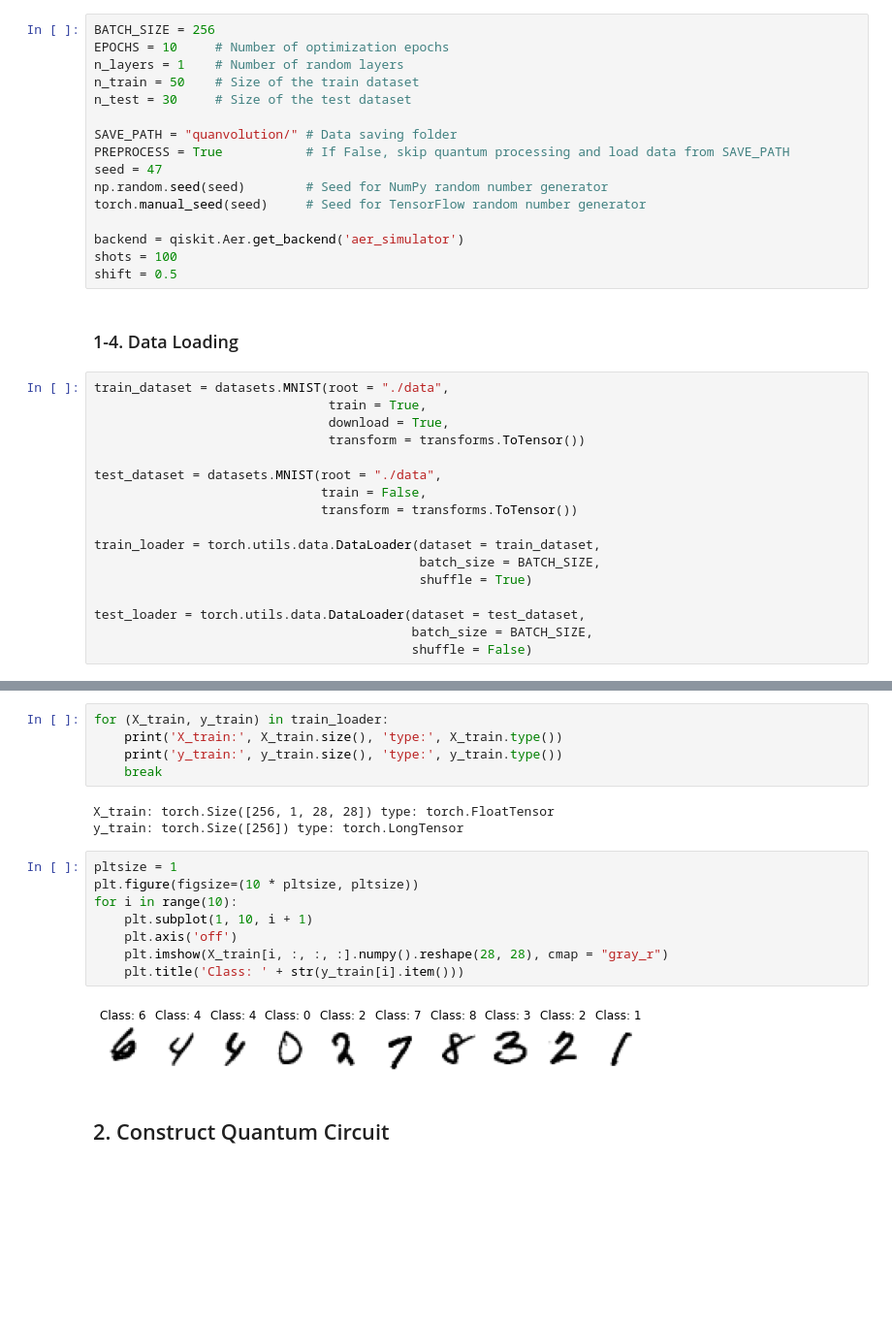
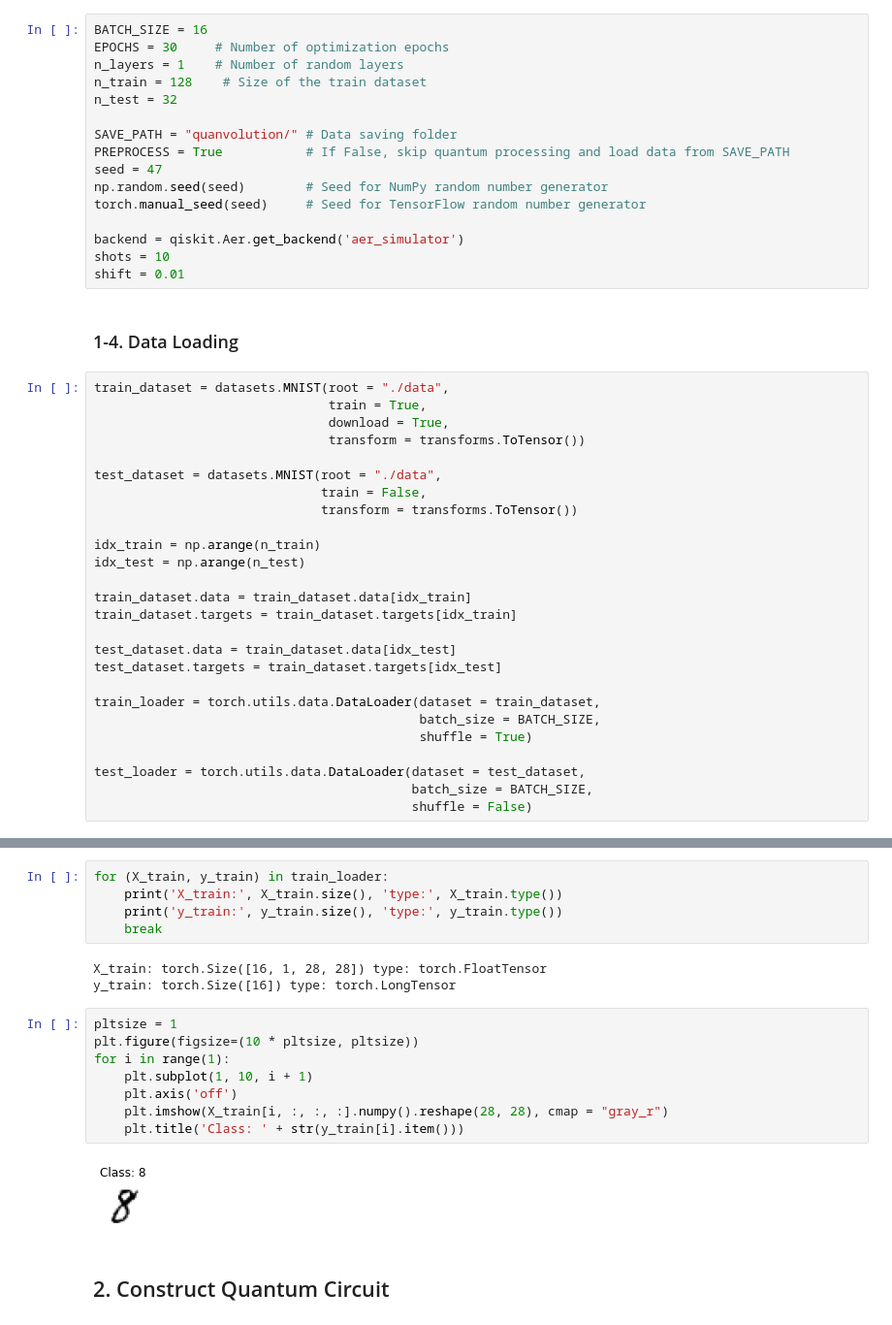
Before and after one commit to yunseo-kim/Qlassifier, a Jupyter notebook: Yunseo Kim/quanvolutional_neural_network.ipynb, the cells around one changed output, grey strips where cells are left out. Shown: that part at 97% size. Saved outputs shown, nothing was run; the diff lists cells and outputs as text; blank space fills up the shorter version.

```diff
--- a/Yunseo Kim/quanvolutional_neural_network.ipynb
+++ b/Yunseo Kim/quanvolutional_neural_network.ipynb
@@ -59,11 +59,11 @@ GPU 이름: Tesla T4
 # %% [markdown]
 ### 1-3. Setting of the main hyper-parameters of the model
 # %%
-BATCH_SIZE = 256
-EPOCHS = 10     # Number of optimization epochs
+BATCH_SIZE = 16
+EPOCHS = 30     # Number of optimization epochs
 n_layers = 1    # Number of random layers
-n_train = 50    # Size of the train dataset
-n_test = 30     # Size of the test dataset
+n_train = 128    # Size of the train dataset
+n_test = 32
 
 SAVE_PATH = "quanvolution/" # Data saving folder
 PREPROCESS = True           # If False, skip quantum processing and load data from SAVE_PATH
@@ -72,8 +72,8 @@ np.random.seed(seed)        # Seed for NumPy random number generator
 torch.manual_seed(seed)     # Seed for TensorFlow random number generator
 
 backend = qiskit.Aer.get_backend('aer_simulator')
-shots = 100
-shift = 0.5
+shots = 10
+shift = 0.01
 # %% [markdown]
 ### 1-4. Data Loading
 # %%
@@ -86,6 +86,15 @@ test_dataset = datasets.MNIST(root = "./data",
                               train = False,
                               transform = transforms.ToTensor())
 
+idx_train = np.arange(n_train)
+idx_test = np.arange(n_test)
+
+train_dataset.data = train_dataset.data[idx_train]
+train_dataset.targets = train_dataset.targets[idx_train]
+
+test_dataset.data = train_dataset.data[idx_test]
+test_dataset.targets = train_dataset.targets[idx_test]
+
 train_loader = torch.utils.data.DataLoader(dataset = train_dataset,
                                            batch_size = BATCH_SIZE,
                                            shuffle = True)
@@ -99,18 +126,18 @@ for (X_train, y_train) in train_loader:
     print('y_train:', y_train.size(), 'type:', y_train.type())
     break
 # %% [output]
-X_train: torch.Size([256, 1, 28, 28]) type: torch.FloatTensor
-y_train: torch.Size([256]) type: torch.LongTensor
+X_train: torch.Size([16, 1, 28, 28]) type: torch.FloatTensor
+y_train: torch.Size([16]) type: torch.LongTensor
 # %%
 pltsize = 1
 plt.figure(figsize=(10 * pltsize, pltsize))
-for i in range(10):
+for i in range(1):
     plt.subplot(1, 10, i + 1)
     plt.axis('off')
     plt.imshow(X_train[i, :, :, :].numpy().reshape(28, 28), cmap = "gray_r")
     plt.title('Class: ' + str(y_train[i].item()))
 # %% [output]
-[figure, old version]
+[figure, new version]
 # %% [markdown]
 ## 2. Construct Quantum Circuit
 # %% [markdown]
```
Also changed, not shown: parts of 7 cells of this notebook.
